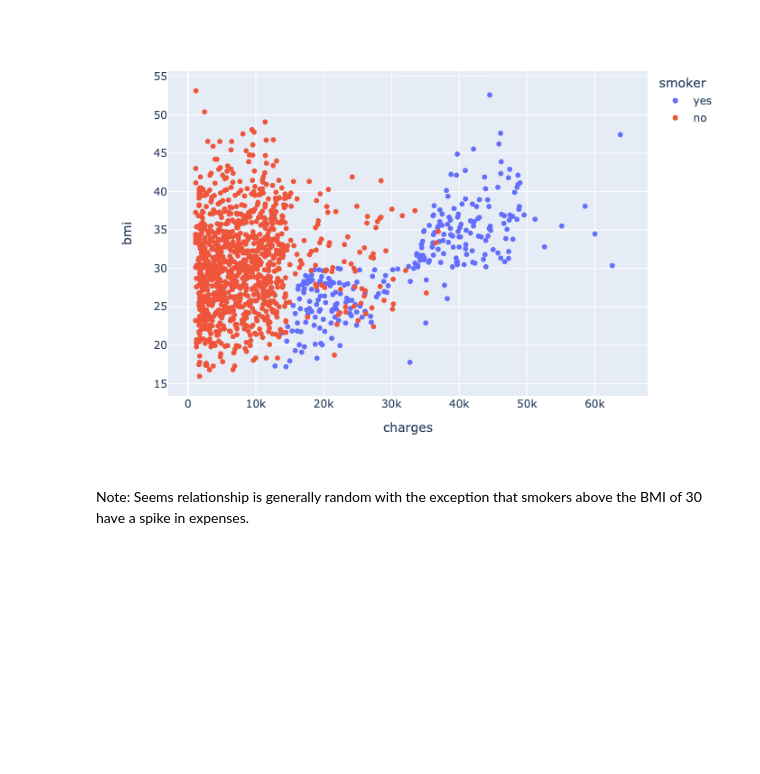
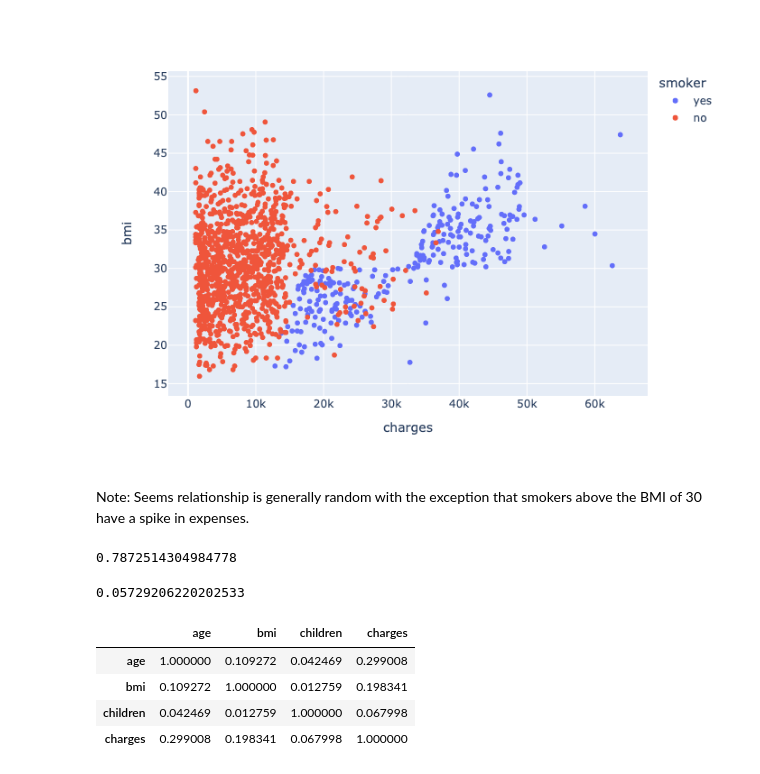
Before and after one commit to devp19/MyHealth, a Jupyter notebook: MyHealth.ipynb, the cells around one changed output. Drawn from its saved outputs; the diff is of its cells as text; code cells hidden in the pictures; blank space fills up the shorter version.

```diff
--- a/MyHealth.ipynb
+++ b/MyHealth.ipynb
@@ -71,3 +74,23 @@ bmiVisualization.show("png")
 [figure]
 # %% [markdown]
 Note: Seems relationship is generally random with the exception that smokers above the BMI of 30 have a spike in expenses.
+# %%
+smokerNumeric = {'no': 0, 'yes': 1}
+smokercorr = medicalExpenses_df.smoker.map(smokerNumeric)
+medicalExpenses_df.charges.corr(smokercorr)
+# %% [output]
+0.7872514304984778
+# %%
+genderNumeric = {'female': 0, 'male': 1}
+gendercorr = medicalExpenses_df.sex.map(genderNumeric)
+medicalExpenses_df.charges.corr(gendercorr)
+# %% [output]
+0.05729206220202533
+# %%
+medicalExpenses_df.corr(numeric_only=True)
+# %% [output]
+|  | age | bmi | children | charges |
+| age | 1.000000 | 0.109272 | 0.042469 | 0.299008 |
+| bmi | 0.109272 | 1.000000 | 0.012759 | 0.198341 |
+| children | 0.042469 | 0.012759 | 1.000000 | 0.067998 |
+| charges | 0.299008 | 0.198341 | 0.067998 | 1.000000 |
```
Also changed, not shown: parts of 5 cells of this notebook.
